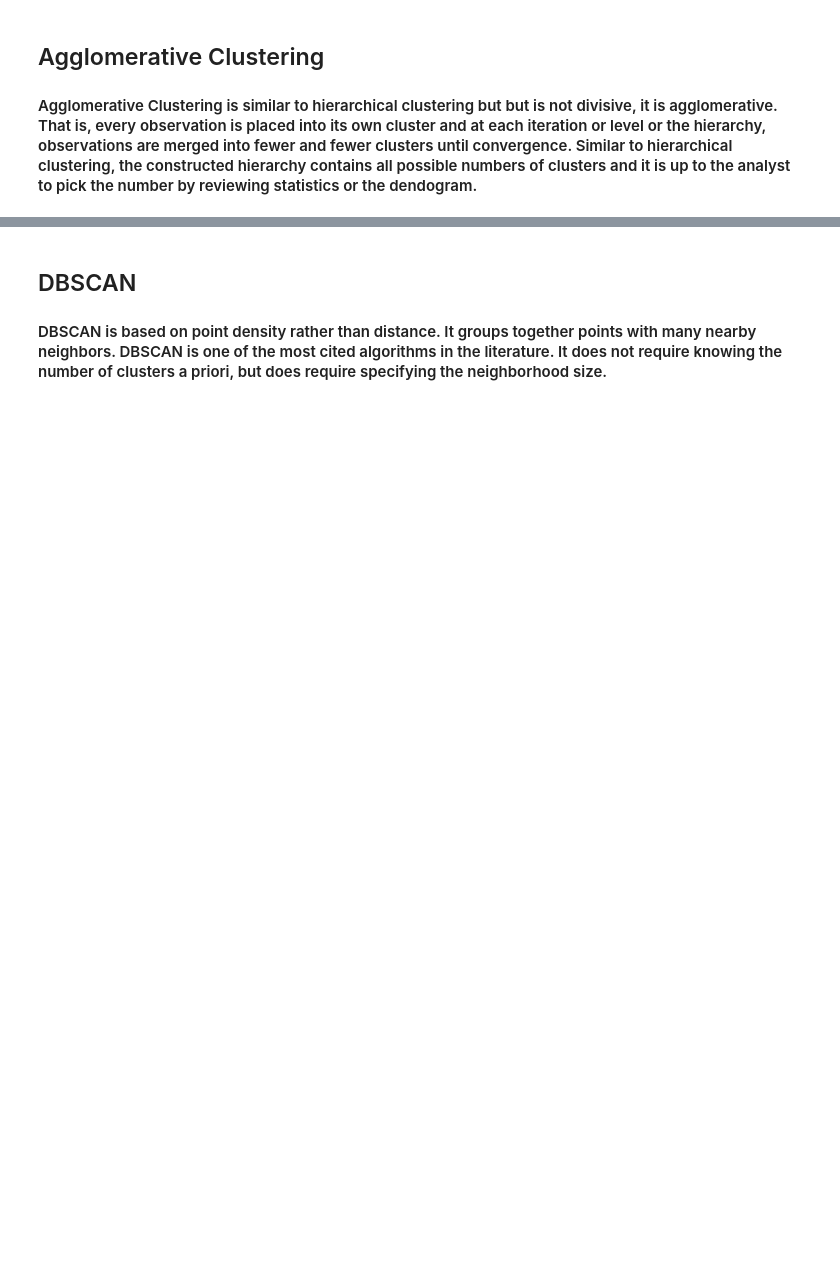
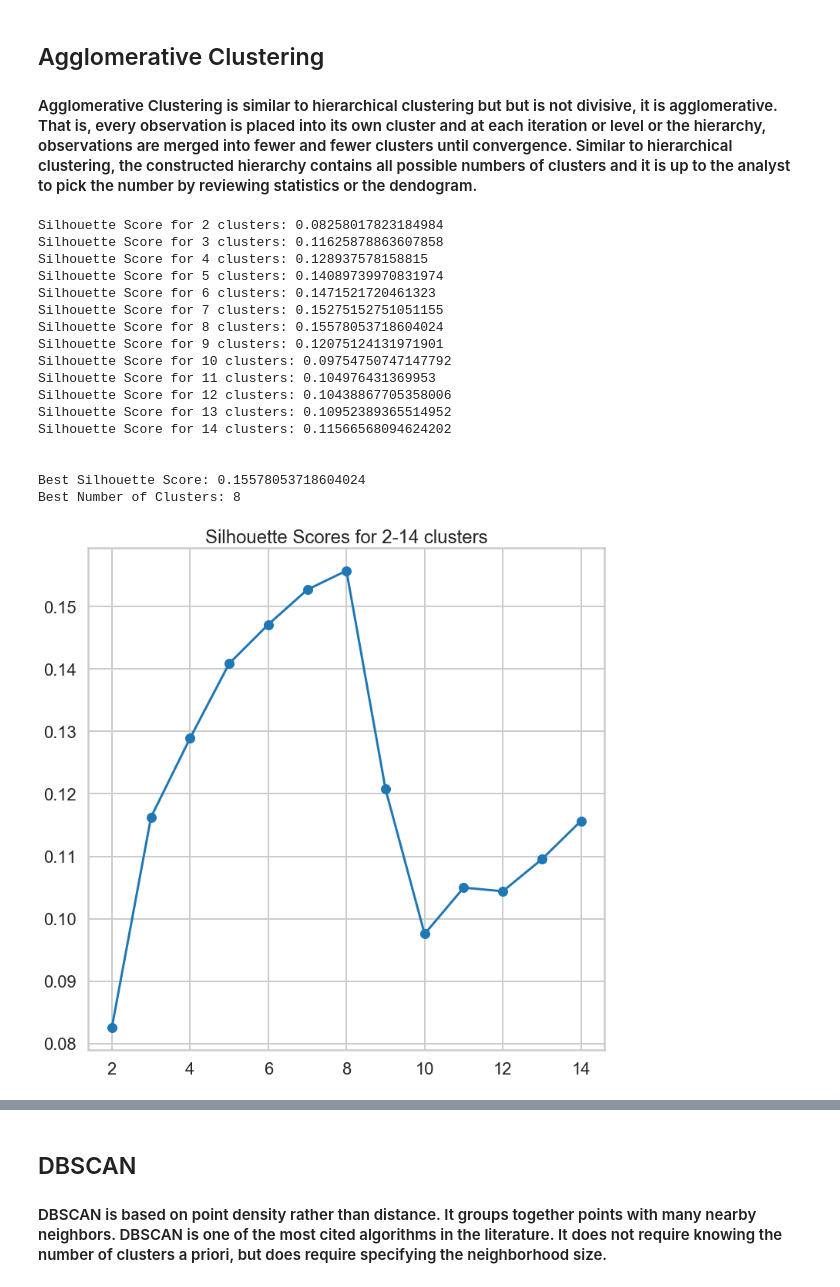
Before and after one commit to brocknosbisch/Springboard_Data_Science, a Jupyter notebook: Mini_Project_Clustering.ipynb, the cells around one changed output, grey strips where cells are left out. Saved outputs shown, nothing was run; the diff lists cells and outputs as text; code cells hidden in the pictures; blank space fills up the shorter version.

```diff
--- a/Mini_Project_Clustering.ipynb
+++ b/Mini_Project_Clustering.ipynb
@@ -708,0 +784,54 @@ from sklearn.cluster import AgglomerativeClustering
+# %%
+from sklearn.cluster import AgglomerativeClustering
+
+n_clusters = range(2,15)
+sil = []
+best_sil = 0
+best_k = 0
+
+for k in n_clusters:
+    clustering = AgglomerativeClustering(n_clusters=k).fit_predict(x_cols)
+    sil_score = silhouette_score(x_cols, clustering)
+    sil.append(sil_score)
+    print('Silhouette Score for ' + str(k) + ' clusters: '+ str(sil_score))
+    if sil_score > best_sil:
+        best_sil = sil_score
+        best_k = k
+
+print()
+print()
+print('Best Silhouette Score: ' + str(best_sil))
+print('Best Number of Clusters: ' + str(best_k))
+plt.figure(figsize=(12,12))
+plt.plot(n_clusters, sil, '-o')
+plt.title('Silhouette Scores for 2-14 clusters')
+plt.show()
+
+
+
+clustering = SpectralClustering(n_clusters=best_k, n_init=10, random_state=50).fit_predict(x_cols)
+
+plt.figure(figsize=(12,12))
+
+plt.scatter(df2['x'],df2['y'], c = clustering)
+plt.title('Scatter Plot for ' + str(best_k) + ' Clusters (Best Cluster Value)')
+plt.show()
+# %% [output]
+Silhouette Score for 2 clusters: 0.08258017823184984
+Silhouette Score for 3 clusters: 0.11625878863607858
+Silhouette Score for 4 clusters: 0.128937578158815
+Silhouette Score for 5 clusters: 0.14089739970831974
+Silhouette Score for 6 clusters: 0.1471521720461323
+Silhouette Score for 7 clusters: 0.15275152751051155
+Silhouette Score for 8 clusters: 0.15578053718604024
+Silhouette Score for 9 clusters: 0.12075124131971901
+Silhouette Score for 10 clusters: 0.09754750747147792
+Silhouette Score for 11 clusters: 0.104976431369953
+Silhouette Score for 12 clusters: 0.10438867705358006
+Silhouette Score for 13 clusters: 0.10952389365514952
+Silhouette Score for 14 clusters: 0.11566568094624202
+
+
+Best Silhouette Score: 0.15578053718604024
+Best Number of Clusters: 8
+[figure, added]
```
Also changed, not shown: parts of 14 cells of this notebook.
